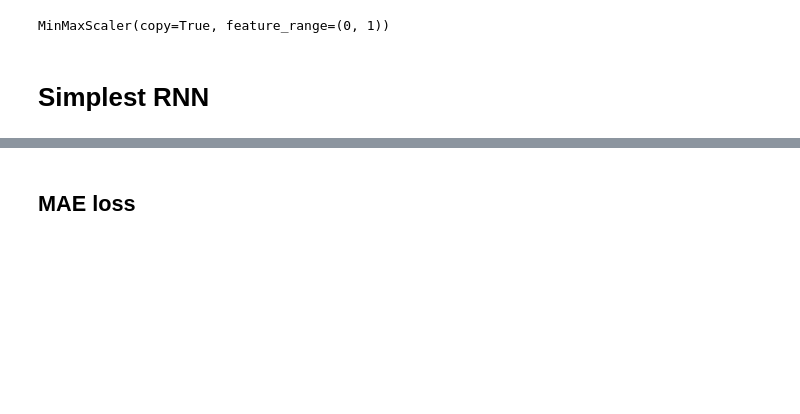
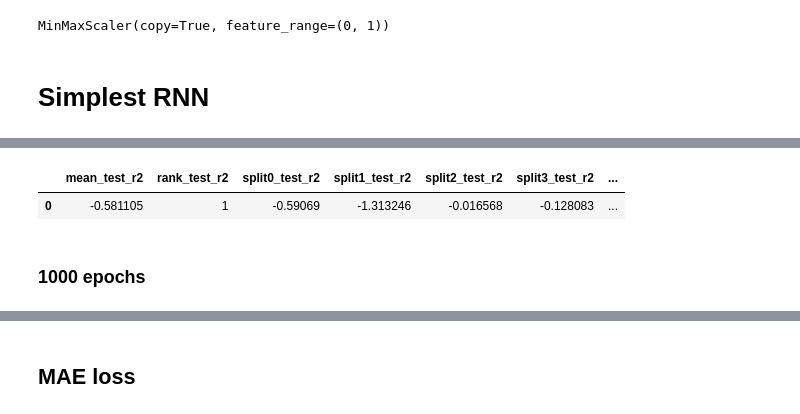
Before and after one commit to hrosspet/qminers, a Jupyter notebook: lstm.ipynb, the cells around one changed output, grey strips where cells are left out. Saved outputs shown, nothing was run; the diff lists cells and outputs as text; code cells hidden in the pictures; blank space fills up the shorter version.

```diff
--- a/lstm.ipynb
+++ b/lstm.ipynb
@@ -118,0 +380,2 @@ def get_data_generator(data, batch_size, sequence_length, training=True):
+# %%
+grid_search.fit(data_train_val_x, data_train_val_y)
@@ -118,0 +428,10 @@ def get_data_generator(data, batch_size, sequence_length, training=True):
+# %%
+results = pd.DataFrame(grid_search.cv_results_)
+selected_columns = [x for x in results.columns if 'test_r2' in x]
+results = results[sorted(selected_columns)]
+results
+# %% [output]
+|  | mean_test_r2 | rank_test_r2 | split0_test_r2 | split1_test_r2 | split2_test_r2 | split3_test_r2 | ... |
+| 0 | -0.581105 | 1 | -0.59069 | -1.313246 | -0.016568 | -0.128083 | ... |
+# %% [markdown]
+### 1000 epochs
```
Also changed, not shown: parts of 36 cells of this notebook.
